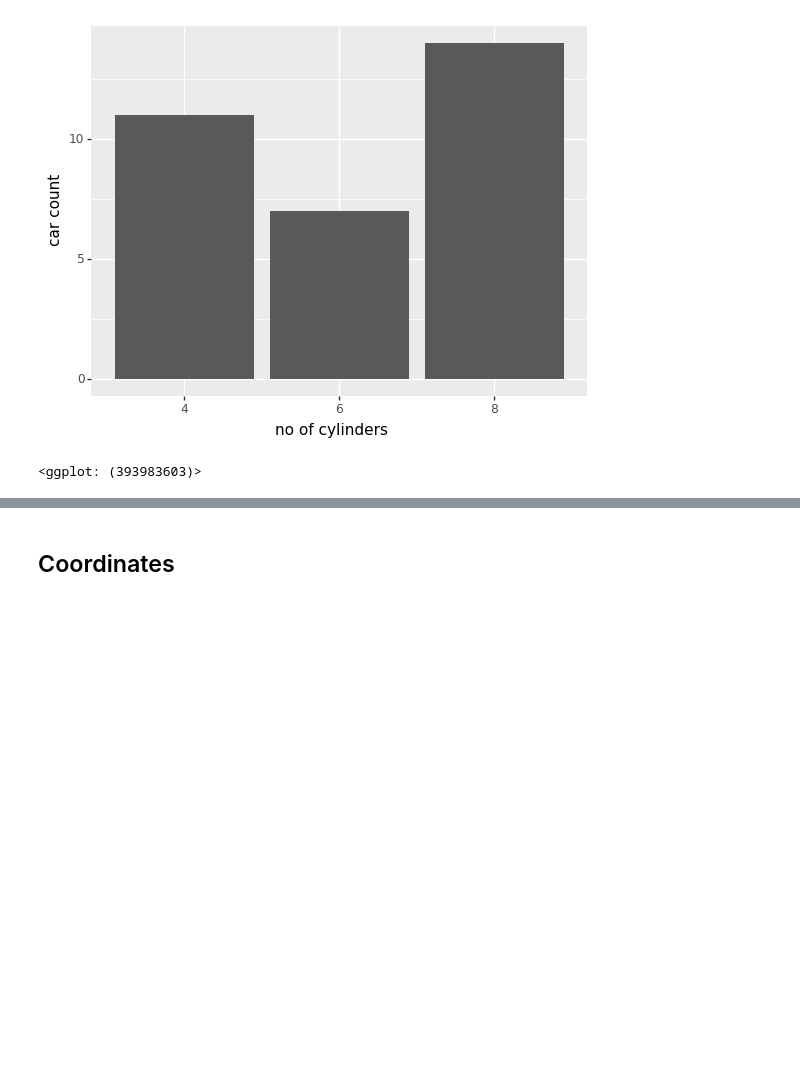
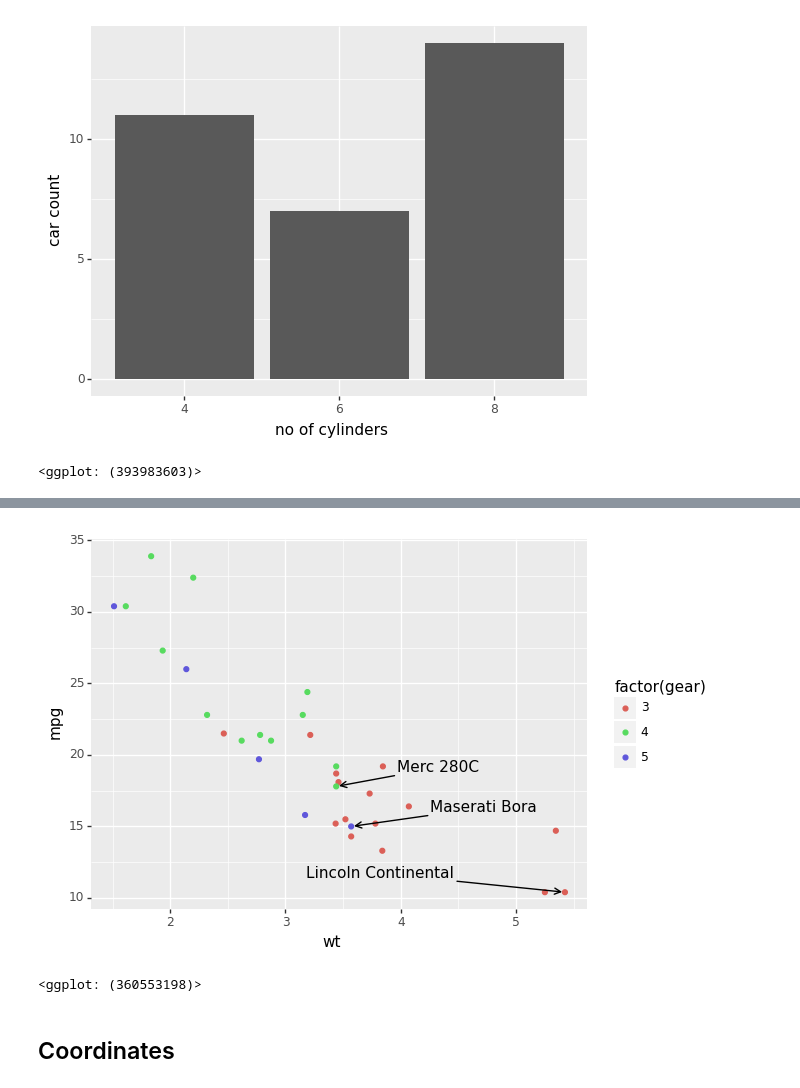
Before and after one commit to adroit-ds/plotnine, a Jupyter notebook: plotnine-notebook.ipynb, the cells around one changed output, grey strips where cells are left out. Cells and saved outputs as stored; diff of their text form; code cells hidden in the pictures; blank space fills up the shorter version.

```diff
--- a/plotnine-notebook.ipynb
+++ b/plotnine-notebook.ipynb
@@ -148,3 +163,17 @@ cars_cnt_by_cyl = mtcars.groupby('cyl').agg(count = ('name', 'count')).reset_ind
+# %%
+from adjustText import adjust_text
+best_mpg_by_gear = (mtcars
+                    .sort_values('mpg', ascending=True)
+                    .groupby('gear')
+                    .first()
+                    )
+(ggplot(mtcars, aes(x="wt", y="mpg"))
+ + geom_point(aes(color="factor(gear)"))
+ + geom_text(aes(label="name"), data=best_mpg_by_gear, adjust_text={'expand_points': (2.5, 2.5), "arrowprops":dict(arrowstyle='->', color='black')})
+)
+# %% [output]
+[figure, added]
+<ggplot: (360553198)>
 # %% [markdown]
 ## Coordinates
 # %%
```
Also changed, not shown: parts of 3 cells of this notebook.
